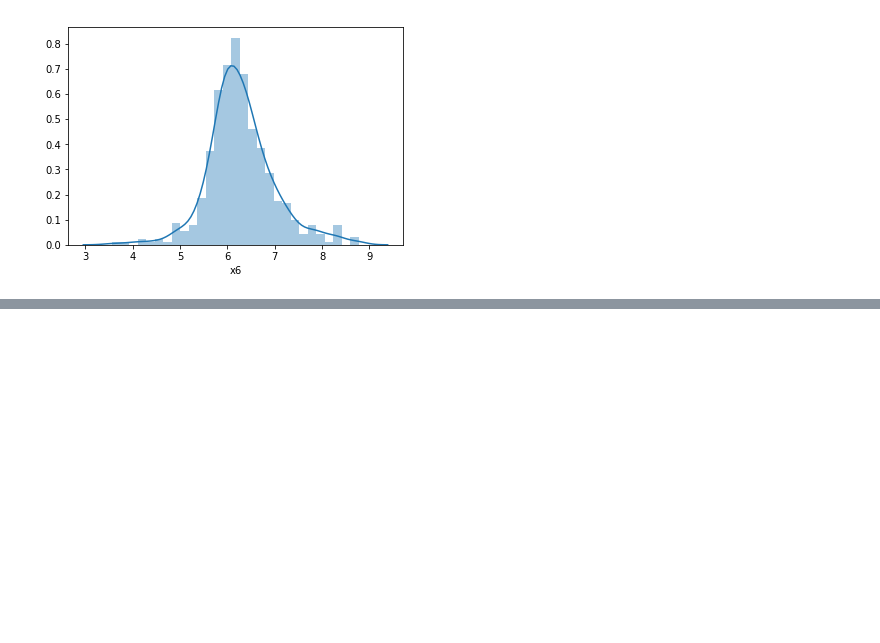
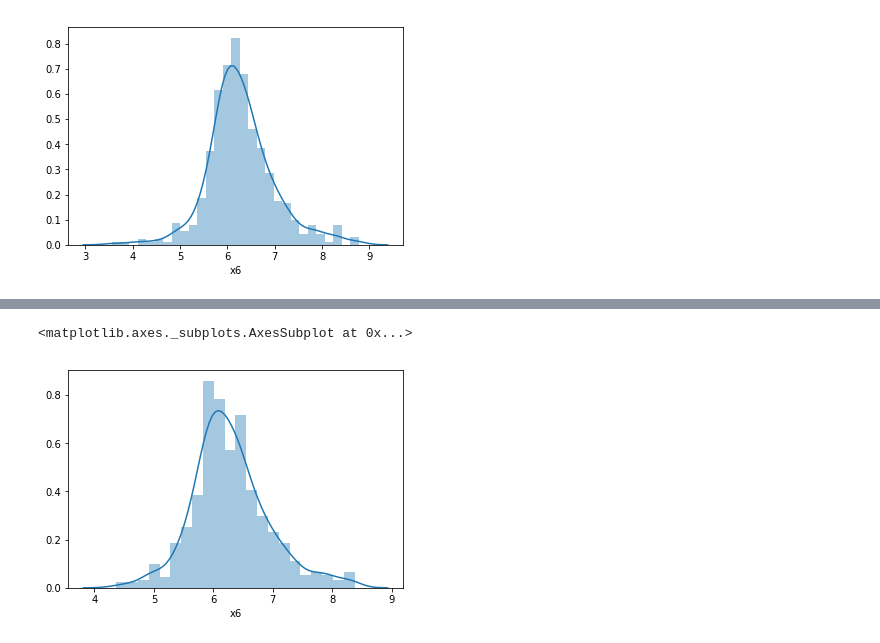
Before and after one commit to sanoyo/-Multiple-regression-analysis, a Jupyter notebook: multi.ipynb, the cells around one changed output, grey strips where cells are left out. Saved outputs shown, nothing was run; the diff lists cells and outputs as text; code cells hidden in the pictures; blank space fills up the shorter version.

Commit message:
Sigma1

```diff
--- a/multi.ipynb
+++ b/multi.ipynb
@@ -23,0 +52,3 @@ sns.distplot(df['x6'])
+# %%
+# 標準偏差
+sigma = df.std()
@@ -23,0 +59,3 @@ sns.distplot(df['x6'])
+# %%
+low = mean[col] - 3 * sigma[col]
+low
@@ -23,0 +64,3 @@ sns.distplot(df['x6'])
+# %%
+high = mean[col] + 3 * sigma[col]
+high
@@ -23,0 +69,2 @@ sns.distplot(df['x6'])
+# %%
+df2 = df[(df[col] > low) & (df[col] < high)]
@@ -23,0 +85,5 @@ sns.distplot(df['x6'])
+# %%
+sns.distplot(df2['x6'])
+# %% [output]
+<matplotlib.axes._subplots.AxesSubplot at 0x...>
+[figure, added]
```
Also changed, not shown: parts of 10 cells of this notebook.
